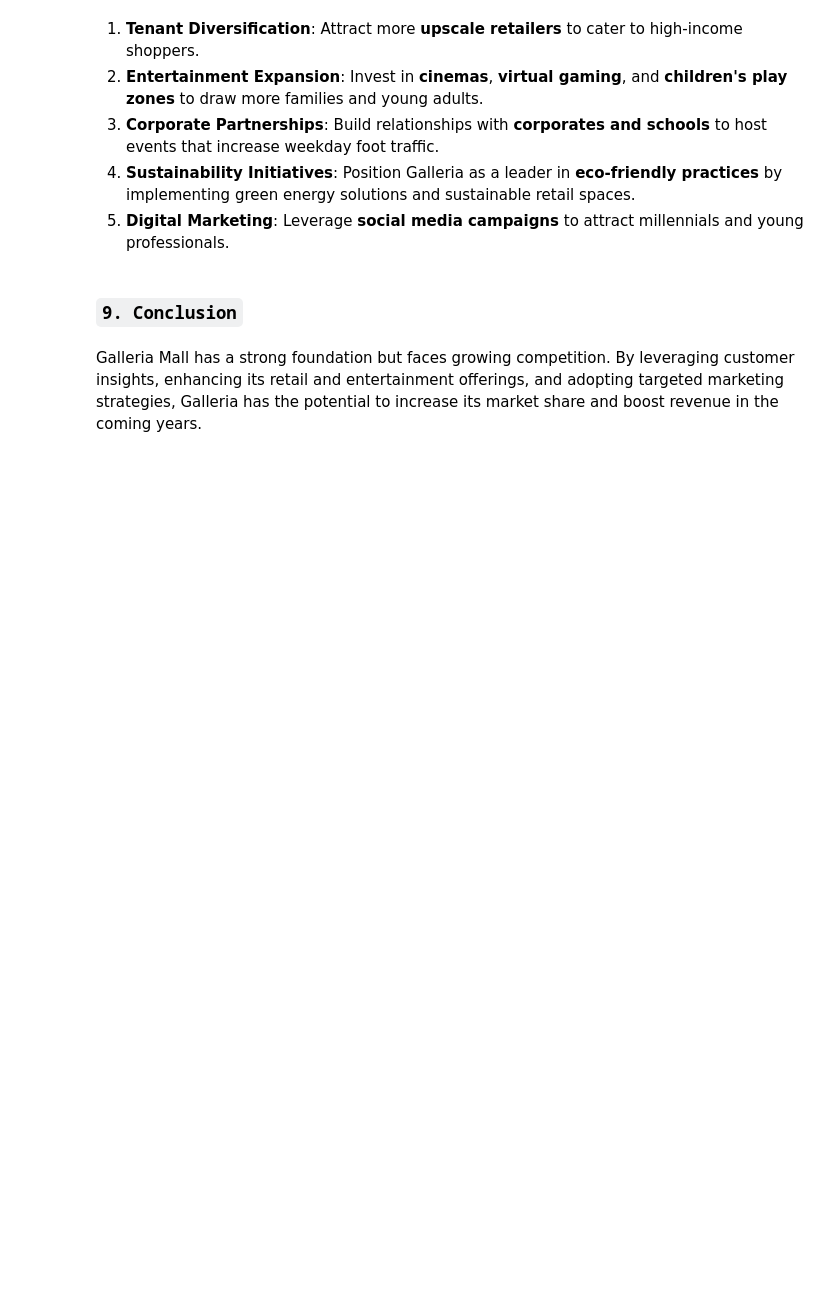
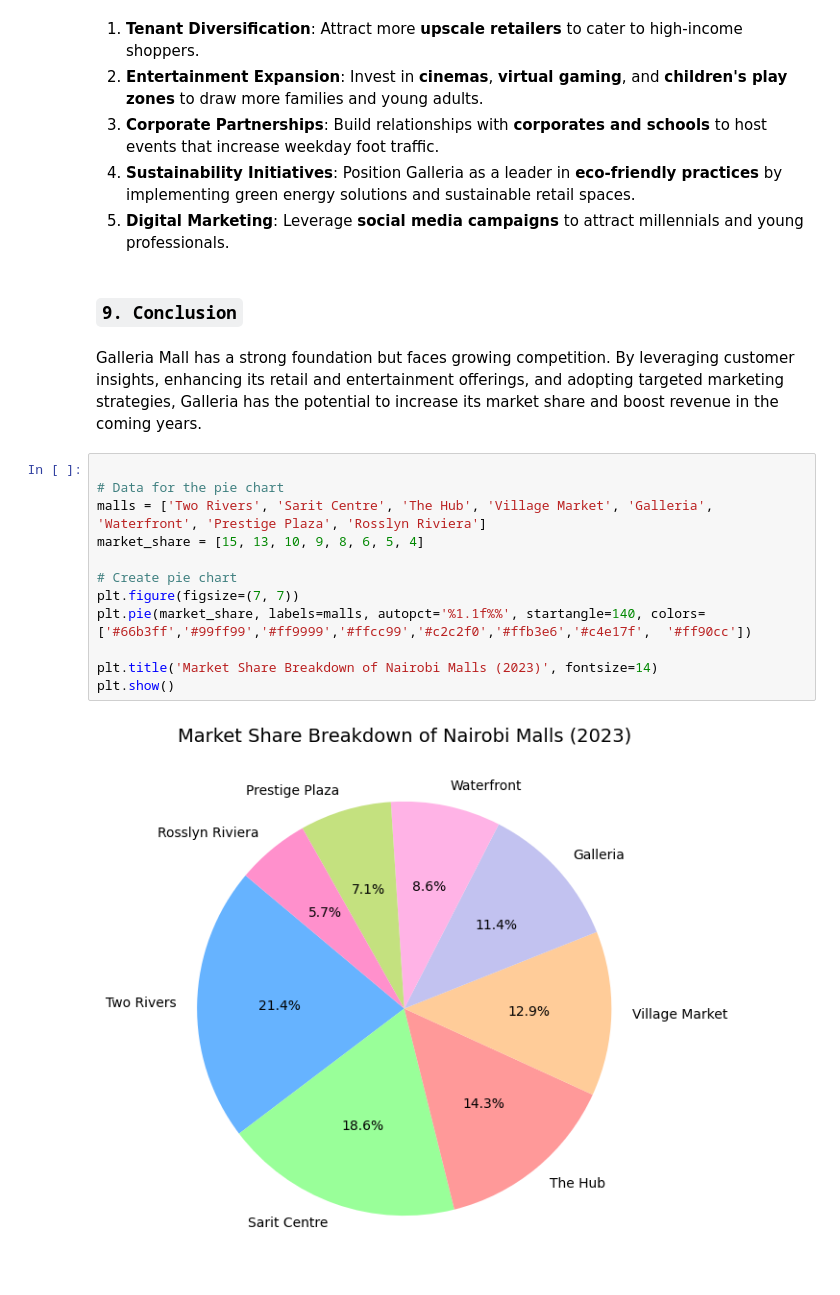
Before and after one commit to GeGe-K/galleria-predictions, a Jupyter notebook: notebook/galleria.ipynb, the cells around one changed output. Drawn from its saved outputs; the diff is of its cells as text; blank space fills up the shorter version.

```diff
--- a/notebook/galleria.ipynb
+++ b/notebook/galleria.ipynb
@@ -200,3 +201,17 @@ plt.show()
 ### `9. Conclusion`
 # %% [markdown]
 Galleria Mall has a strong foundation but faces growing competition. By leveraging customer insights, enhancing its retail and entertainment offerings, and adopting targeted marketing strategies, Galleria has the potential to increase its market share and boost revenue in the coming years.
+# %%
+
+# Data for the pie chart
+malls = ['Two Rivers', 'Sarit Centre', 'The Hub', 'Village Market', 'Galleria', 'Waterfront', 'Prestige Plaza', 'Rosslyn Riviera']
+market_share = [15, 13, 10, 9, 8, 6, 5, 4]
+
+# Create pie chart
+plt.figure(figsize=(7, 7))
+plt.pie(market_share, labels=malls, autopct='%1.1f%%', startangle=140, colors=['#66b3ff','#99ff99','#ff9999','#ffcc99','#c2c2f0','#ffb3e6','#c4e17f',  '#ff90cc'])
+
+plt.title('Market Share Breakdown of Nairobi Malls (2023)', fontsize=14)
+plt.show()
+# %% [output]
+[figure, added]
```
Also changed, not shown: parts of 2 cells of this notebook.
